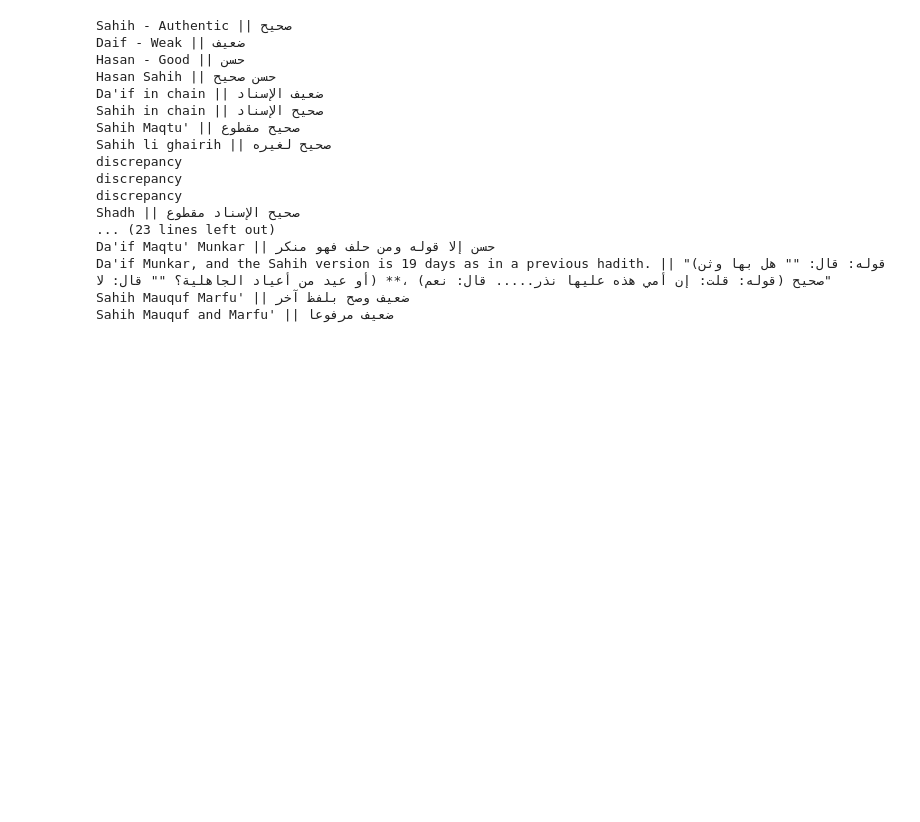
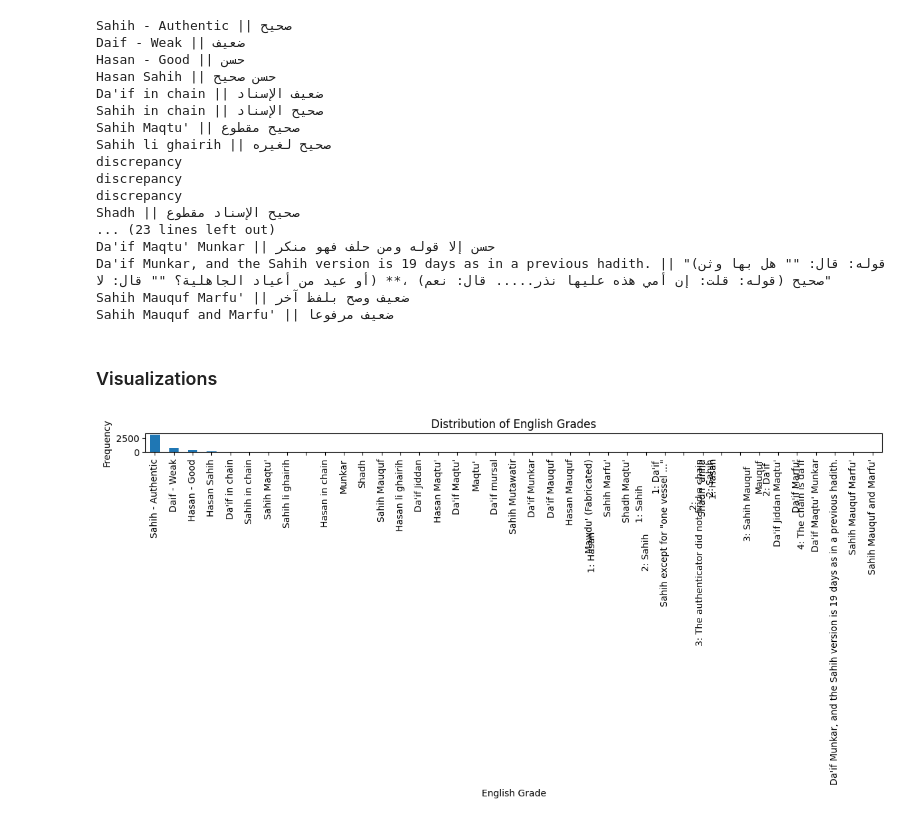
Before and after one commit to MuhammadHelmyOmar/Hadith, a Jupyter notebook: LK.ipynb, the cells around one changed output. Drawn from its saved outputs; the diff is of its cells as text; code cells hidden in the pictures; blank space fills up the shorter version.

```diff
--- a/LK.ipynb
+++ b/LK.ipynb
@@ -120,3 +129,5 @@ Da'if Maqtu' Munkar || حسن إلا قوله ومن حلف فهو منكر
 Da'if Munkar, and the Sahih version is 19 days as in a previous hadith. || "(قوله: قال: "" هل بها وثن أو عيد من أعياد الجاهلية؟ "" قال: لا) **، (قوله: قلت: إن أمي هذه عليها نذر..... قال: نعم) صحيح"
 Sahih Mauquf Marfu' || ضعيف وصح بلفظ آخر
 Sahih Mauquf and Marfu' || ضعيف مرفوعا
+# %% [markdown]
+### Visualizations
@@ -122,0 +136,15 @@ Sahih Mauquf and Marfu' || ضعيف مرفوعا
+# %%
+# Get the value counts of 'English_Grade'
+english_grade_counts = abudaud_data['English_Grade'].value_counts()
+
+# Plot the distribution
+plt.figure(figsize=(12, 6))
+english_grade_counts.plot(kind='bar')
+plt.title('Distribution of English Grades')
+plt.xlabel('English Grade')
+plt.ylabel('Frequency')
+plt.xticks(rotation=90)
+plt.tight_layout()
+plt.show()
+# %% [output]
+[figure, added]
```
Also changed, not shown: parts of 4 cells of this notebook.
